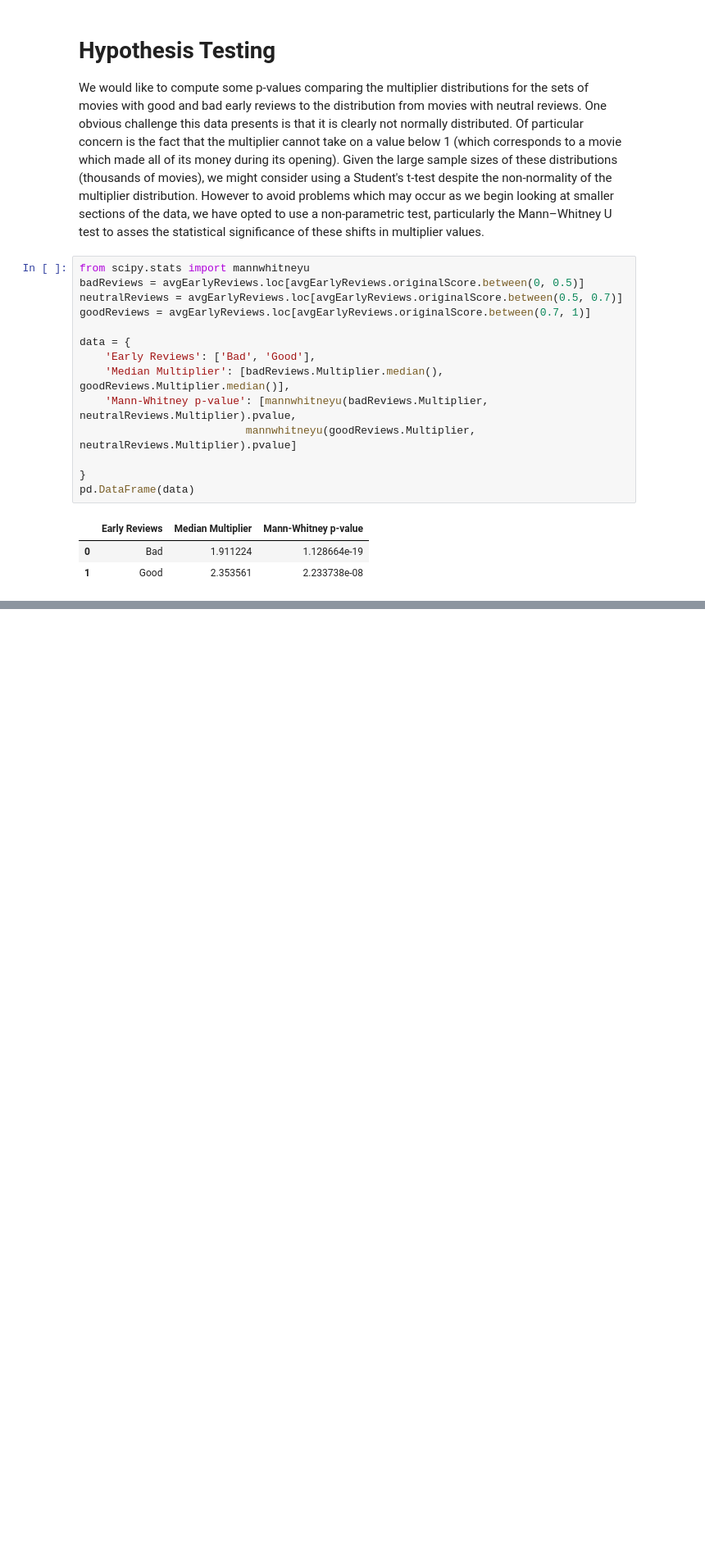
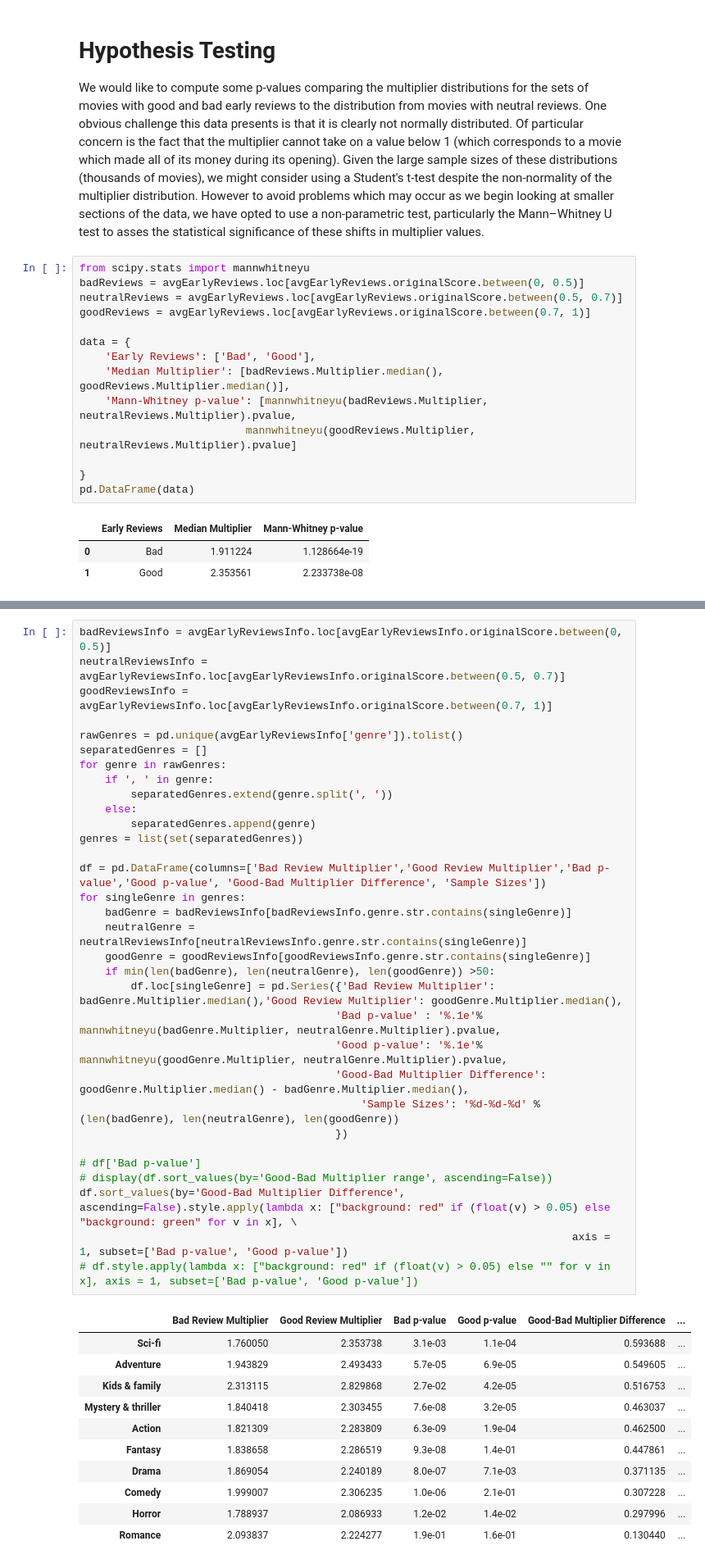
Before and after one commit to wampler77/ReelMetrics, a Jupyter notebook: IntegratingReviewsAndBoxOffice.ipynb, the cells around one changed output, grey strips where cells are left out. Shown at 82% size. Drawn from its saved outputs; the diff is of its cells as text; blank space fills up the shorter version.

Commit message:
Do hypthesis testing and multiplier for movies by genre

```diff
--- a/IntegratingReviewsAndBoxOffice.ipynb
+++ b/IntegratingReviewsAndBoxOffice.ipynb
@@ -177,3 +176,47 @@ $$
 $$
 
 A 0.4 difference in the multiplier corresponds to a 40% difference in total gross given the same opening. Which for most of the movies considered corresponds to millions of dollars.
+# %%
+badReviewsInfo = avgEarlyReviewsInfo.loc[avgEarlyReviewsInfo.originalScore.between(0, 0.5)]
+neutralReviewsInfo = avgEarlyReviewsInfo.loc[avgEarlyReviewsInfo.originalScore.between(0.5, 0.7)]
+goodReviewsInfo = avgEarlyReviewsInfo.loc[avgEarlyReviewsInfo.originalScore.between(0.7, 1)]
+
+rawGenres = pd.unique(avgEarlyReviewsInfo['genre']).tolist()
+separatedGenres = []
+for genre in rawGenres:
+    if ', ' in genre:
+        separatedGenres.extend(genre.split(', '))
+    else:
+        separatedGenres.append(genre)
+genres = list(set(separatedGenres))
+
+df = pd.DataFrame(columns=['Bad Review Multiplier','Good Review Multiplier','Bad p-value','Good p-value', 'Good-Bad Multiplier Difference', 'Sample Sizes'])
+for singleGenre in genres:
+    badGenre = badReviewsInfo[badReviewsInfo.genre.str.contains(singleGenre)]
+    neutralGenre = neutralReviewsInfo[neutralReviewsInfo.genre.str.contains(singleGenre)]
+    goodGenre = goodReviewsInfo[goodReviewsInfo.genre.str.contains(singleGenre)]
+    if min(len(badGenre), len(neutralGenre), len(goodGenre)) >50:
+        df.loc[singleGenre] = pd.Series({'Bad Review Multiplier': badGenre.Multiplier.median(),'Good Review Multiplier': goodGenre.Multiplier.median(),
+                                        'Bad p-value' : '%.1e'% mannwhitneyu(badGenre.Multiplier, neutralGenre.Multiplier).pvalue,
+                                        'Good p-value': '%.1e'% mannwhitneyu(goodGenre.Multiplier, neutralGenre.Multiplier).pvalue,
+                                        'Good-Bad Multiplier Difference': goodGenre.Multiplier.median() - badGenre.Multiplier.median(),
+                                            'Sample Sizes': '%d-%d-%d' % (len(badGenre), len(neutralGenre), len(goodGenre))
+                                        })
+
+# df['Bad p-value']
+# display(df.sort_values(by='Good-Bad Multiplier range', ascending=False))
+df.sort_values(by='Good-Bad Multiplier Difference', ascending=False).style.apply(lambda x: ["background: red" if (float(v) > 0.05) else "background: green" for v in x], \
+                                                                             axis = 1, subset=['Bad p-value', 'Good p-value'])
+# df.style.apply(lambda x: ["background: red" if (float(v) > 0.05) else "" for v in x], axis = 1, subset=['Bad p-value', 'Good p-value'])
+# %% [output]
+|  | Bad Review Multiplier | Good Review Multiplier | Bad p-value | Good p-value | Good-Bad Multiplier Difference | ... |
+| Sci-fi | 1.760050 | 2.353738 | 3.1e-03 | 1.1e-04 | 0.593688 | ... |
+| Adventure | 1.943829 | 2.493433 | 5.7e-05 | 6.9e-05 | 0.549605 | ... |
+| Kids & family | 2.313115 | 2.829868 | 2.7e-02 | 4.2e-05 | 0.516753 | ... |
+| Mystery & thriller | 1.840418 | 2.303455 | 7.6e-08 | 3.2e-05 | 0.463037 | ... |
+| Action | 1.821309 | 2.283809 | 6.3e-09 | 1.9e-04 | 0.462500 | ... |
+| Fantasy | 1.838658 | 2.286519 | 9.3e-08 | 1.4e-01 | 0.447861 | ... |
+| Drama | 1.869054 | 2.240189 | 8.0e-07 | 7.1e-03 | 0.371135 | ... |
+| Comedy | 1.999007 | 2.306235 | 1.0e-06 | 2.1e-01 | 0.307228 | ... |
+| Horror | 1.788937 | 2.086933 | 1.2e-02 | 1.4e-02 | 0.297996 | ... |
+| Romance | 2.093837 | 2.224277 | 1.9e-01 | 1.6e-01 | 0.130440 | ... |
```
Also changed, not shown: parts of 3 cells of this notebook, 1 other file.
